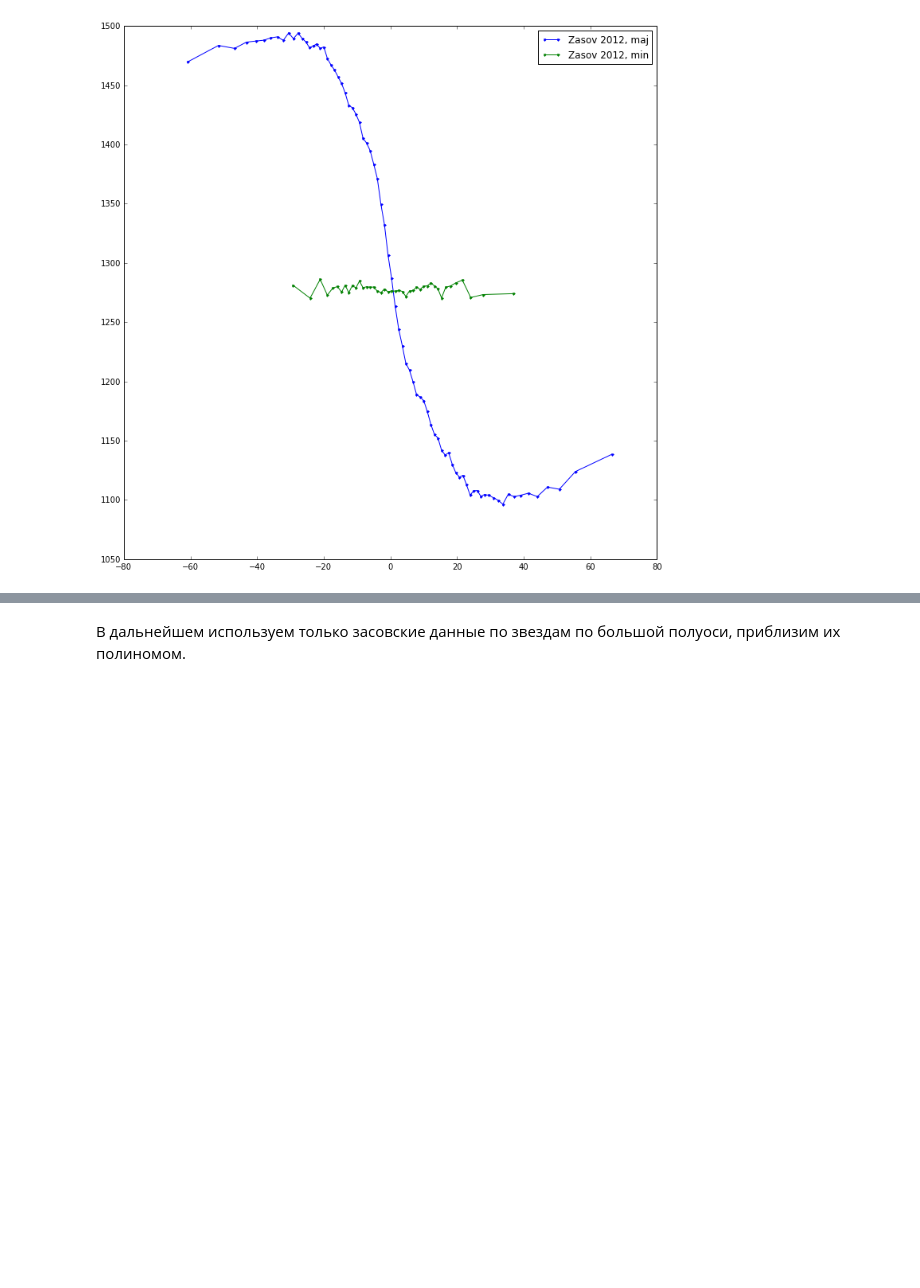
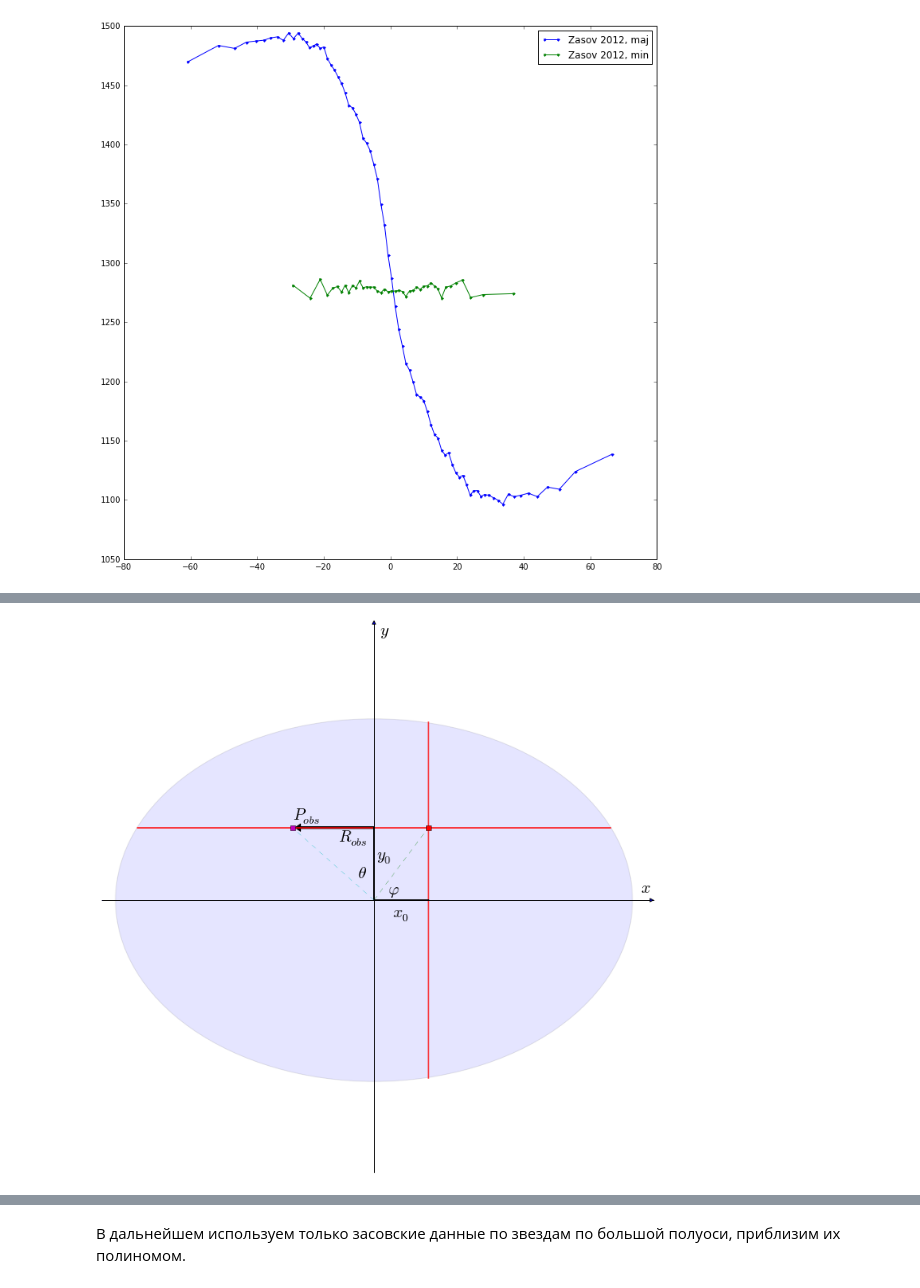
Before and after one commit to Amarchuk/2FInstability, a Jupyter notebook: notebooks/NGC3245.ipynb, the cells around one changed output, grey strips where cells are left out. Drawn from its saved outputs; the diff is of its cells as text; code cells hidden in the pictures; blank space fills up the shorter version.

```diff
--- a/notebooks/NGC3245.ipynb
+++ b/notebooks/NGC3245.ipynb
@@ -127,0 +143,54 @@ plt.plot()
+# %%
+from mpl_toolkits.axes_grid.axislines import SubplotZero
+import matplotlib.pyplot as plt
+import numpy as np
+
+fig = plt.figure(1)
+ax = SubplotZero(fig, 111)
+fig.add_subplot(ax)
+
+for direction in ["xzero", "yzero"]:
+    ax.axis[direction].set_axisline_style("-|>")
+    ax.axis[direction].set_visible(True)
+
+for direction in ["left", "right", "bottom", "top"]:
+    ax.axis[direction].set_visible(False)
+
+x = np.linspace(-1., 1., 100)
+y = np.zeros(100)
+ax.plot(x, y)
+
+from pylab import figure, show, rand
+from matplotlib.patches import Ellipse
+e = Ellipse(xy=(0,0), width=1.9, height=1.0, angle=0.0)
+
+ax.add_artist(e)
+e.set_clip_box(ax.bbox)
+e.set_alpha(0.1)
+e.set_facecolor('blue')
+
+ax.set_ylim(-0.75, 0.75)
+ax.axes.get_xaxis().set_ticks([])
+ax.axes.get_yaxis().set_ticks([])
+
+ax.text(0.98, 0.02, "$x$", fontsize=20)
+ax.text(0.02, 0.73, "$y$", fontsize=20)
+ax.plot((0.0, 0.2), (0.0, 0.2), '--', lw=0.3)
+ax.text(0.05, 0.015, r"$\varphi$", fontsize=20)
+ax.plot((0.2, 0.2), (-0.49, 0.49), '-', lw=1.5, color='r')
+ax.plot((-0.87, 0.87), (0.2, 0.2), '-', lw=1.5, color='r')
+ax.plot(0.2, 0.2, 's')
+ax.text(0.01, 0.11, "$y_0$", fontsize=20)
+ax.text(0.07, -0.05, "$x_0$", fontsize=20)
+ax.plot((0.0, 0.2), (0.0, 0.0), '-', lw=2.0, color='k')
+ax.plot((0.0, 0.0), (0.0, 0.2), '-', lw=2.0, color='k')
+ax.text(-0.3, 0.22, "$P_{obs}$", fontsize=20)
+ax.arrow(0, 0.2, -0.27, 0.0, head_width=0.02, head_length=0.02, fc='k', ec='k', width=0.005)
+ax.plot((0., -0.3), (0., 0.2), '--', lw=0.3)
+ax.text(-0.06, 0.06, r"$\theta$", fontsize=20)
+ax.text(-0.13, 0.16, "$R_{obs}$", fontsize=20)
+ax.plot(-0.3, 0.2, 's')
+
+plt.show()
+# %% [output]
+[figure, added]
```
Also changed, not shown: parts of 30 cells of this notebook.
